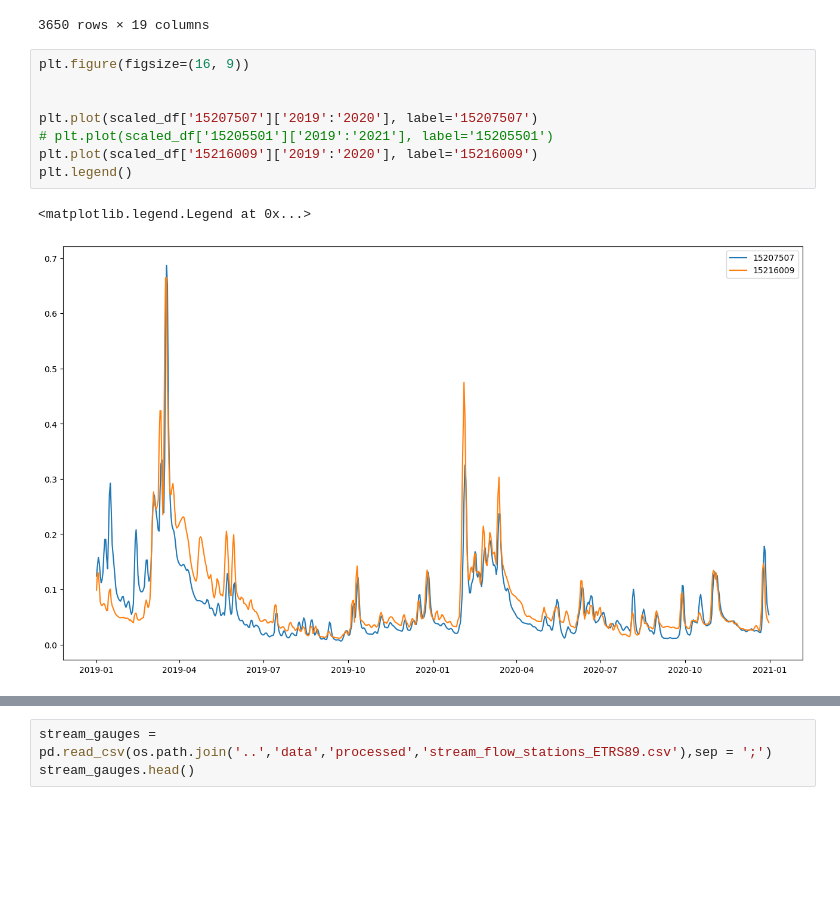
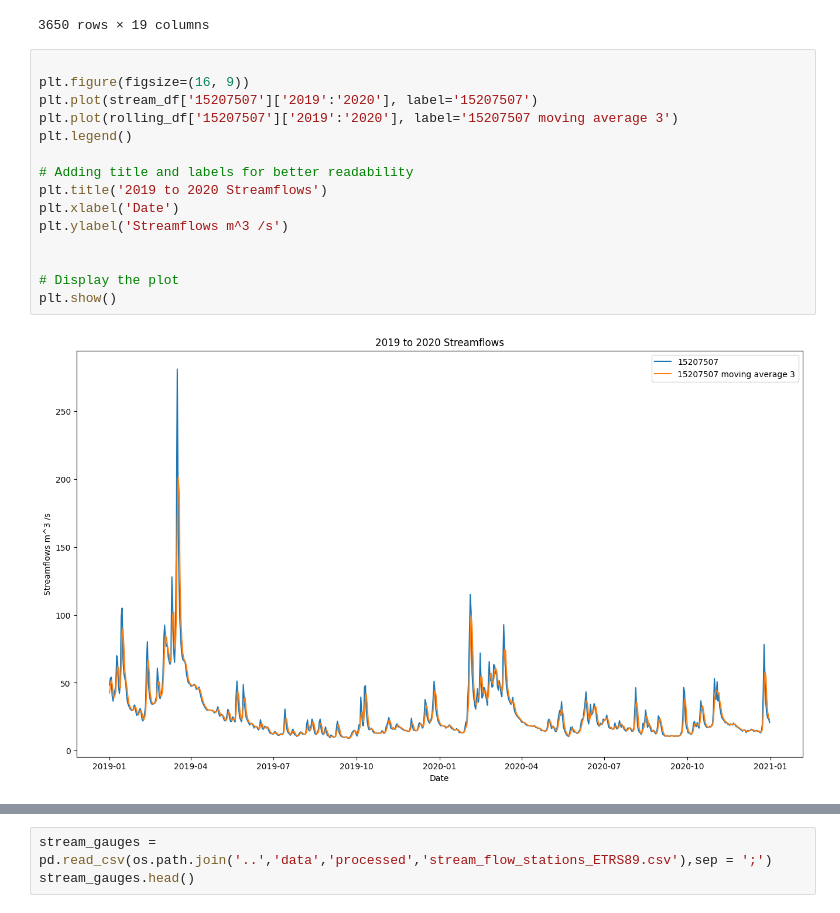
Before and after one commit to henrifnk/Seminar_ClimateNStatistics, a Jupyter notebook: work/07-hydroLSTM/notebooks/data_analysis.ipynb, the cells around one changed output, grey strips where cells are left out. Saved outputs shown, nothing was run; the diff lists cells and outputs as text; blank space fills up the shorter version.

```diff
--- a/work/07-hydroLSTM/notebooks/data_analysis.ipynb
+++ b/work/07-hydroLSTM/notebooks/data_analysis.ipynb
@@ -62,14 +70,20 @@ scaled_df
 | 2023-12-30 | 0.299209 | 0.290960 | 0.332498 | 0.372177 | 0.320955 | 0.296462 | 0.200565 | 0.321469 | 0.153654 | 0.535486 | ... |
 | 2023-12-31 | 0.268223 | 0.243618 | 0.282052 | 0.340910 | 0.293572 | 0.267746 | 0.178923 | 0.291533 | 0.149835 | 0.506856 | ... |
 3650 rows × 19 columns
-# %%
-plt.figure(figsize=(16, 9))
-
-
-plt.plot(scaled_df['15207507']['2019':'2020'], label='15207507')
-# plt.plot(scaled_df['15205501']['2019':'2021'], label='15205501')
-plt.plot(scaled_df['15216009']['2019':'2020'], label='15216009')
-plt.legend()
-# %% [output]
-<matplotlib.legend.Legend at 0x...>
-[figure, removed]
+# %%
+
+plt.figure(figsize=(16, 9))
+plt.plot(stream_df['15207507']['2019':'2020'], label='15207507')
+plt.plot(rolling_df['15207507']['2019':'2020'], label='15207507 moving average 3')
+plt.legend()
+
+# Adding title and labels for better readability
+plt.title('2019 to 2020 Streamflows')
+plt.xlabel('Date')
+plt.ylabel('Streamflows m^3 /s')
+
+
+# Display the plot
+plt.show()
+# %% [output]
+[figure, added]
```
Also changed, not shown: parts of 17 cells of this notebook, 1 other file.
